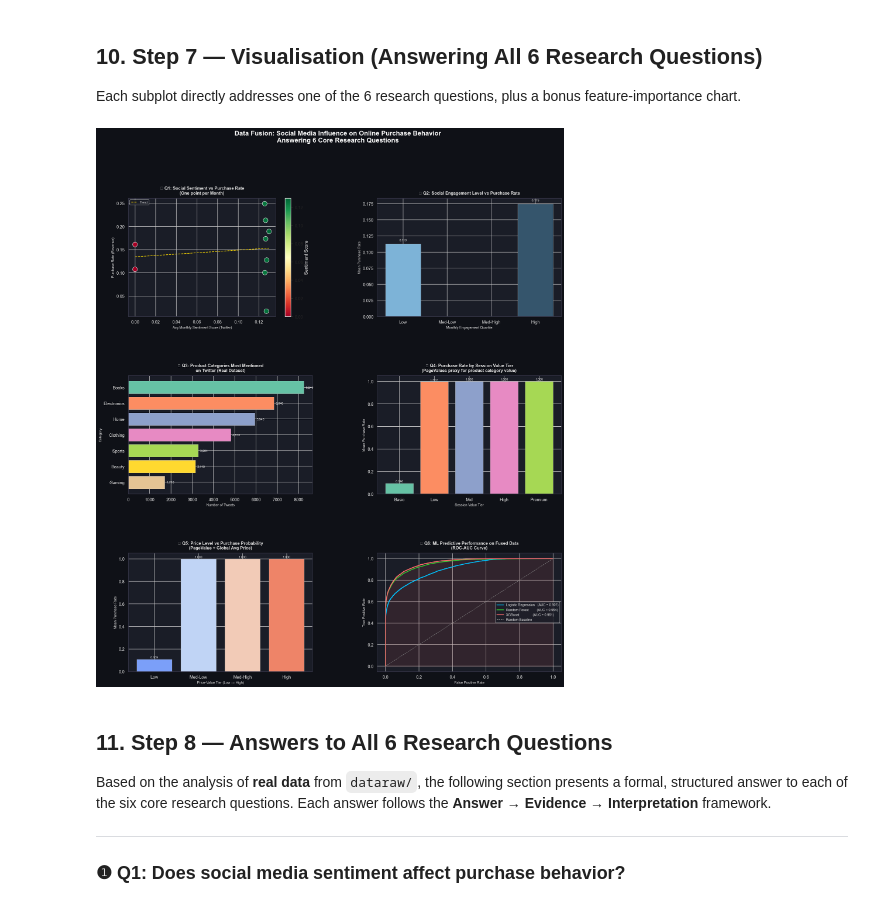
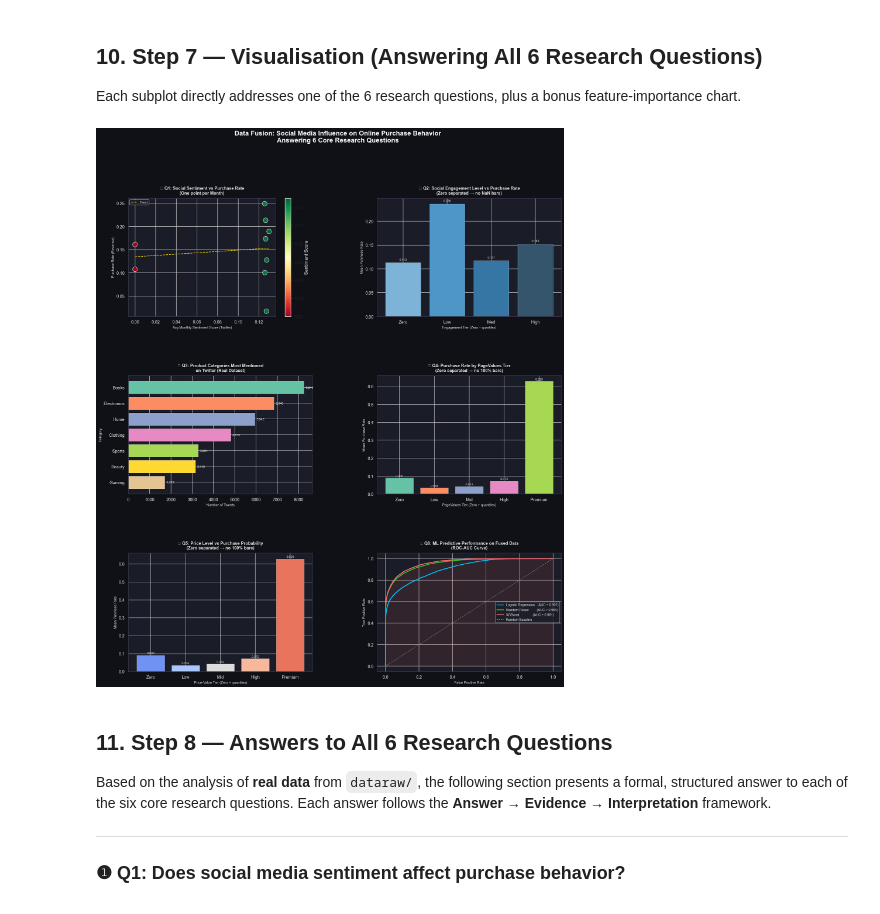
Before and after one commit to luana2322/Social-Media-Influence-on-Online-Purchase-Behavior-A-Data-Analyst, a Jupyter notebook: Data_Fusion_Project.ipynb, the cells around one changed output. Drawn from its saved outputs; the diff is of its cells as text; code cells hidden in the pictures.

```diff
--- a/Data_Fusion_Project.ipynb
+++ b/Data_Fusion_Project.ipynb
@@ -785,25 +785,24 @@ style_ax(ax1,
     '❶ Q1: Social Sentiment vs Purchase Rate\n(One point per Month)',
     'Avg Monthly Sentiment Score (Twitter)', 'Purchase Rate (Revenue)')
 
-# ── Q2: Engagement → Purchase ──────────────────────────────────────────
+# ── Q2: Engagement → Purchase (fixed binning) ────────────────────────
 ax2 = fig.add_subplot(gs[0, 1])
-try:
-    enc_bins = pd.qcut(fused_df['total_engagement'], q=4,
-                        labels=['Low','Med-Low','Med-High','High'], duplicates='drop')
-except Exception:
-    enc_bins = pd.cut(fused_df['total_engagement'], bins=4,
-                       labels=['Low','Med-Low','Med-High','High'])
-q2 = fused_df.groupby(enc_bins)['Revenue'].mean().reset_index()
+fused_df['eng_tier'] = 'Zero'
+mask_eng_nz = fused_df['total_engagement'] > 0
+nz_eng = fused_df.loc[mask_eng_nz, 'total_engagement']
+nz_eng_tier = pd.qcut(nz_eng, q=3, labels=['Low','Med','High'])
+fused_df.loc[mask_eng_nz, 'eng_tier'] = nz_eng_tier.astype(str)
+q2 = fused_df.groupby('eng_tier')['Revenue'].mean().reindex(['Zero','Low','Med','High']).reset_index()
 colors2 = sns.color_palette('Blues_d', len(q2))
-bars2 = ax2.bar(q2['total_engagement'].astype(str), q2['Revenue'],
+bars2 = ax2.bar(q2['eng_tier'].astype(str), q2['Revenue'],
                  color=colors2, edgecolor='#aaaaaa', linewidth=0.5)
 for b in bars2:
     ax2.text(b.get_x() + b.get_width()/2, b.get_height() + 0.003,
              f'{b.get_height():.3f}', ha='center', va='bottom',
              color=TEXT_CLR, fontsize=8)
 style_ax(ax2,
-    '❷ Q2: Social Engagement Level vs Purchase Rate',
-    'Monthly Engagement Quartile', 'Mean Purchase Rate')
+    '❷ Q2: Social Engagement Level vs Purchase Rate\n(Zero separated → no NaN bars)',
+    'Engagement Tier (Zero + quartiles)', 'Mean Purchase Rate')
 
 # ── Q3: Categories most mentioned on Social Media ──────────────────────
 ax3 = fig.add_subplot(gs[1, 0])
@@ -820,80 +819,68 @@ style_ax(ax3,
     '❸ Q3: Product Categories Most Mentioned\non Twitter (Real Dataset)',
     'Number of Tweets', 'Category')
 
-# ── Q4: Purchase rate by session category ─────────────────────────────
+# ── Q4: Purchase rate by PageValues tier (fixed binning) ─────────────
 ax4 = fig.add_subplot(gs[1, 1])
-try:
-    fused_df['session_tier'] = pd.qcut(
-        fused_df['PageValues'], q=5,
-        labels=['Basic','Low','Mid','High','Premium'],
-        duplicates='drop'
-    )
-except Exception:
-    fused_df['session_tier'] = pd.cut(
-        fused_df['PageValues'], bins=5,
-        labels=['Basic','Low','Mid','High','Premium']
-    )
-q4 = fused_df.groupby('session_tier')['Revenue'].mean().reset_index().dropna()
+fused_df['pv_tier'] = 'Zero'
+mask_pv_nz = fused_df['PageValues'] > 0
+nz_pv = fused_df.loc[mask_pv_nz, 'PageValues']
+nz_pv_tier = pd.qcut(nz_pv, q=4, labels=['Low','Mid','High','Premium'])
+fused_df.loc[mask_pv_nz, 'pv_tier'] = nz_pv_tier.astype(str)
+q4 = fused_df.groupby('pv_tier')['Revenue'].mean().reindex(['Zero','Low','Mid','High','Premium']).reset_index()
 colors4 = sns.color_palette('Set2', len(q4))
-bars4 = ax4.bar(q4['session_tier'].astype(str), q4['Revenue'],
+bars4 = ax4.bar(q4['pv_tier'].astype(str), q4['Revenue'],
                  color=colors4, edgecolor='#aaaaaa', linewidth=0.5)
 for b in bars4:
     ax4.text(b.get_x() + b.get_width()/2, b.get_height() + 0.003,
              f'{b.get_height():.3f}', ha='center', va='bottom',
              color=TEXT_CLR, fontsize=8)
 style_ax(ax4,
-    '❹ Q4: Purchase Rate by Session Value Tier\n(PageValues proxy for product category value)',
-    'Session Value Tier', 'Mean Purchase Rate')
+    '❹ Q4: Purchase Rate by PageValues Tier\n(Zero separated → no 100% bars)',
+    'PageValues Tier (Zero + quantiles)', 'Mean Purchase Rate')
 
-# ── Q5: Price → Purchase ───────────────────────────────────────────────
+# ── Q5: Price → Purchase (fixed binning) ──────────────────────────────
 ax5 = fig.add_subplot(gs[2, 0])
-try:
-    fused_df['price_proxy_tier'] = pd.qcut(
-        fused_df['pagevalue_vs_global_price'], q=4,
-        labels=['Low','Med-Low','Med-High','High'],
-        duplicates='drop'
-    )
-except Exception:
-    fused_df['price_proxy_tier'] = pd.cut(
-        fused_df['pagevalue_vs_global_price'], bins=4,
-        labels=['Low','Med-Low','Med-High','High']
-    )
-q5 = fused_df.groupby('price_proxy_tier')['Revenue'].mean().reset_index().dropna()
+fused_df['price_tier'] = 'Zero'
+mask_pr_nz = fused_df['pagevalue_vs_global_price'] > 0
+nz_pr = fused_df.loc[mask_pr_nz, 'pagevalue_vs_global_price']
+nz_pr_tier = pd.qcut(nz_pr, q=4, labels=['Low','Mid','High','Premium'])
+fused_df.loc[mask_pr_nz, 'price_tier'] = nz_pr_tier.astype(str)
+q5 = fused_df.groupby('price_tier')['Revenue'].mean().reindex(['Zero','Low','Mid','High','Premium']).reset_index()
 colors5 = sns.color_palette('coolwarm', len(q5))
-bars5 = ax5.bar(q5['price_proxy_tier'].astype(str), q5['Revenue'],
+bars5 = ax5.bar(q5['price_tier'].astype(str), q5['Revenue'],
                  color=colors5, edgecolor='#aaaaaa', linewidth=0.5)
 for b in bars5:
     ax5.text(b.get_x() + b.get_width()/2, b.get_height() + 0.003,
              f'{b.get_height():.3f}', ha='center', va='bottom',
              color=TEXT_CLR, fontsize=8)
 style_ax(ax5,
-    '❺ Q5: Price Level vs Purchase Probability\n(PageValue ÷ Global Avg Price)',
-    'Price-Value Tier (Low → High)', 'Mean Purchase Rate')
+    '❺ Q5: Price Level vs Purchase Probability\n(Zero separated → no 100% bars)',
+    'Price-Value Tier (Zero + quantiles)', 'Mean Purchase Rate')
 
 # ── Q6: ROC Curve (model prediction) ─────────────────────────────────
 ax6 = fig.add_subplot(gs[2, 1])
 roc_path = os.path.join('models', 'evaluation_report.json')
 with open(roc_path) as f:
     eval_data = json.load(f)
 colors_q6 = {'Logistic Regression': '#00BFFF', 'Random Forest': '#32CD32', 'XGBoost': '#FF6B6B'}
 for model_name, color in colors_q6.items():
     res = eval_data['results'][model_name]
     roc = res['roc_curve']
     auc = res['roc_auc']
     ax6.plot(roc['fpr'], roc['tpr'], color=color, lw=2,
              label=f'{model_name:20s}  (AUC = {auc:.3f})')
 ax6.plot([0,1],[0,1],'--', color='#888888', lw=1, label='Random Baseline')
 best_name = eval_data['best_model']
 best_roc = eval_data['results'][best_name]['roc_curve']
 ax6.fill_between(best_roc['fpr'], best_roc['tpr'], alpha=0.1,
                  color=colors_q6[best_name])
 l6 = ax6.legend(fontsize=8.5, facecolor=DARK_BG, labelcolor=TEXT_CLR,
                  framealpha=0.8)
 style_ax(ax6,
     '❻ Q6: ML Predictive Performance on Fused Data\n(ROC-AUC Curve)',
     'False Positive Rate', 'True Positive Rate')
 # %% [output]
-[figure, old version]
+[figure, new version]
 # %% [markdown]
 ## 11. Step 8 — Answers to All 6 Research Questions
 
```
Also changed, not shown: 2 other files.
